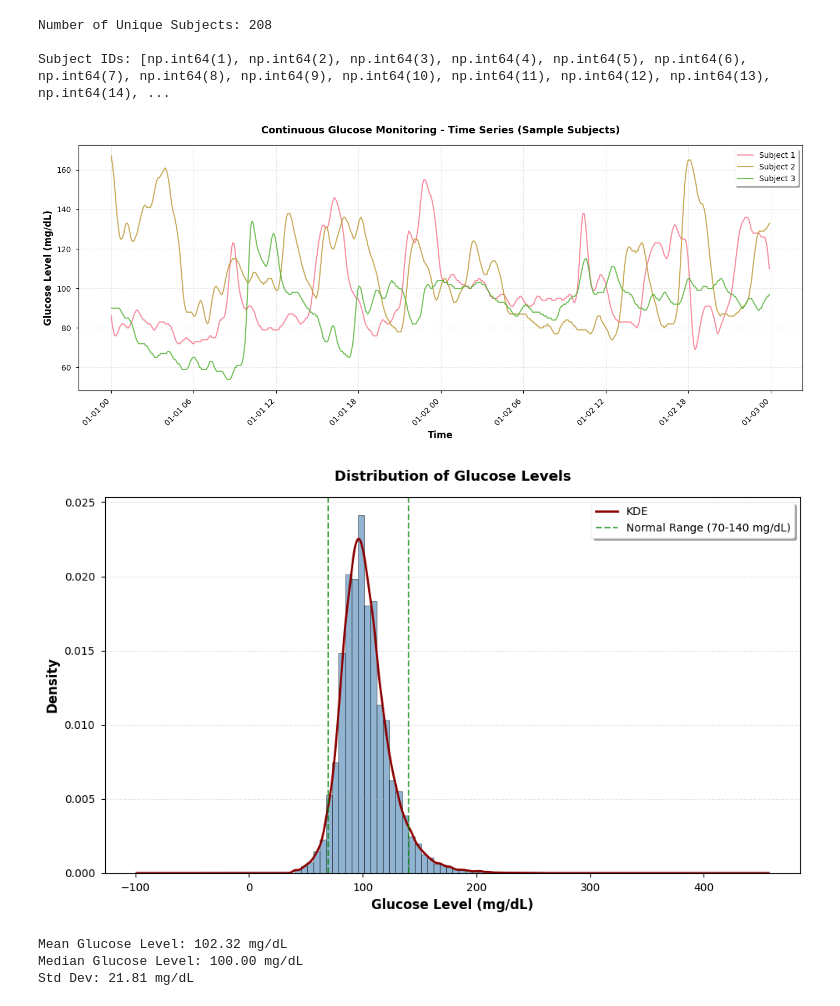
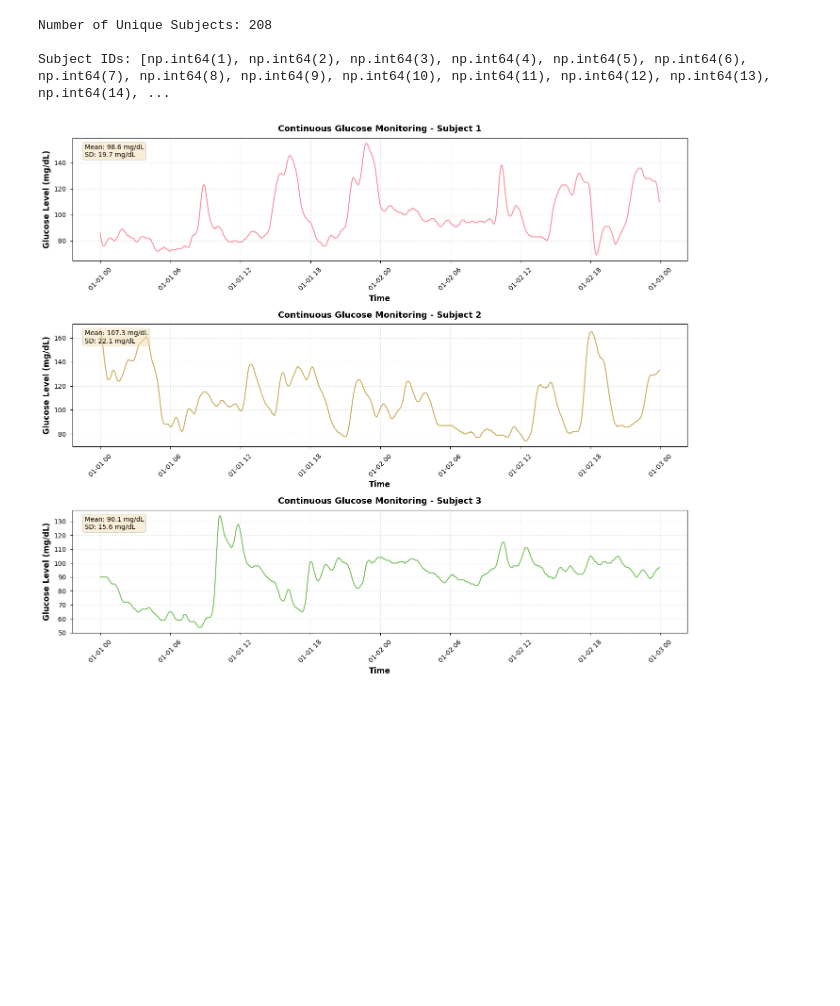
Before and after one commit to Jungle2003/GlucosePrediction, a Jupyter notebook: src/Data/origin_data_plot.ipynb, the cells around one changed output. Cells and saved outputs as stored; diff of their text form; code cells hidden in the pictures; blank space fills up the shorter version.

```diff
--- a/src/Data/origin_data_plot.ipynb
+++ b/src/Data/origin_data_plot.ipynb
@@ -99,58 +99,33 @@ Number of Unique Subjects: 208
 Subject IDs: [np.int64(1), np.int64(2), np.int64(3), np.int64(4), np.int64(5), np.int64(6), np.int64(7), np.int64(8), np.int64(9), np.int64(10), np.int64(11), np.int64(12), np.int64(13), np.int64(14), ...
 # %%
 # 图1: 血糖时间序列图 (选择前3个受试者作为示例)
-fig, ax = plt.subplots(figsize=(14, 6))
+fig, axes = plt.subplots(3, 1, figsize=(14, 12))
 
 # 选择前3个受试者
 sample_subjects = sorted(df['id'].unique())[:3]
 
-for subject_id in sample_subjects:
+for idx, subject_id in enumerate(sample_subjects):
     subject_data = df[df['id'] == subject_id].sort_values('time')
-    ax.plot(subject_data['time'], subject_data['gl'],
-            label=f'Subject {subject_id}', linewidth=1.5, alpha=0.8)
 
-ax.set_xlabel('Time', fontweight='bold')
-ax.set_ylabel('Glucose Level (mg/dL)', fontweight='bold')
-ax.set_title('Continuous Glucose Monitoring - Time Series (Sample Subjects)',
-             fontweight='bold', pad=15)
-ax.legend(loc='best', frameon=True, shadow=True)
-ax.grid(True, alpha=0.3, linestyle='--')
-plt.xticks(rotation=45, ha='right')
+    axes[idx].plot(subject_data['time'], subject_data['gl'],
+                   linewidth=1.5, alpha=0.8, color=f'C{idx}')
+
+    axes[idx].set_xlabel('Time', fontweight='bold')
+    axes[idx].set_ylabel('Glucose Level (mg/dL)', fontweight='bold')
+    axes[idx].set_title(f'Continuous Glucose Monitoring - Subject {subject_id}',
+                        fontweight='bold', pad=10)
+    axes[idx].grid(True, alpha=0.3, linestyle='--')
+    axes[idx].tick_params(axis='x', rotation=45)
+
+    # 添加统计信息文本
+    mean_gl = subject_data['gl'].mean()
+    std_gl = subject_data['gl'].std()
+    axes[idx].text(0.02, 0.95, f'Mean: {mean_gl:.1f} mg/dL\nSD: {std_gl:.1f} mg/dL',
+                   transform=axes[idx].transAxes, fontsize=10,
+                   verticalalignment='top', bbox=dict(boxstyle='round',
+                   facecolor='wheat', alpha=0.5))
+
 plt.tight_layout()
 plt.show()
 # %% [output]
-[figure, old version]
+[figure, new version]
-# %%
-# 图2: 血糖分布直方图
-fig, ax = plt.subplots(figsize=(10, 6))
-
-# 绘制直方图和核密度估计
-ax.hist(df['gl'].dropna(), bins=50, density=True, alpha=0.6,
-        color='steelblue', edgecolor='black', linewidth=0.5)
-
-# 添加核密度估计曲线
-df['gl'].dropna().plot(kind='kde', ax=ax, color='darkred',
-                       linewidth=2, label='KDE')
-
-# 添加参考线（正常血糖范围）
-ax.axvline(x=70, color='green', linestyle='--', linewidth=1.5,
-           label='Normal Range (70-140 mg/dL)', alpha=0.7)
-ax.axvline(x=140, color='green', linestyle='--', linewidth=1.5, alpha=0.7)
-
-ax.set_xlabel('Glucose Level (mg/dL)', fontweight='bold')
-ax.set_ylabel('Density', fontweight='bold')
-ax.set_title('Distribution of Glucose Levels', fontweight='bold', pad=15)
-ax.legend(loc='best', frameon=True, shadow=True)
-ax.grid(True, alpha=0.3, linestyle='--', axis='y')
-plt.tight_layout()
-plt.show()
-
-# 输出统计信息
-print(f"Mean Glucose Level: {df['gl'].mean():.2f} mg/dL")
-print(f"Median Glucose Level: {df['gl'].median():.2f} mg/dL")
-print(f"Std Dev: {df['gl'].std():.2f} mg/dL")
-# %% [output]
-[figure, removed]
-Mean Glucose Level: 102.32 mg/dL
-Median Glucose Level: 100.00 mg/dL
-Std Dev: 21.81 mg/dL
```
Also changed, not shown: parts of 9 cells of this notebook, 1 other file.
